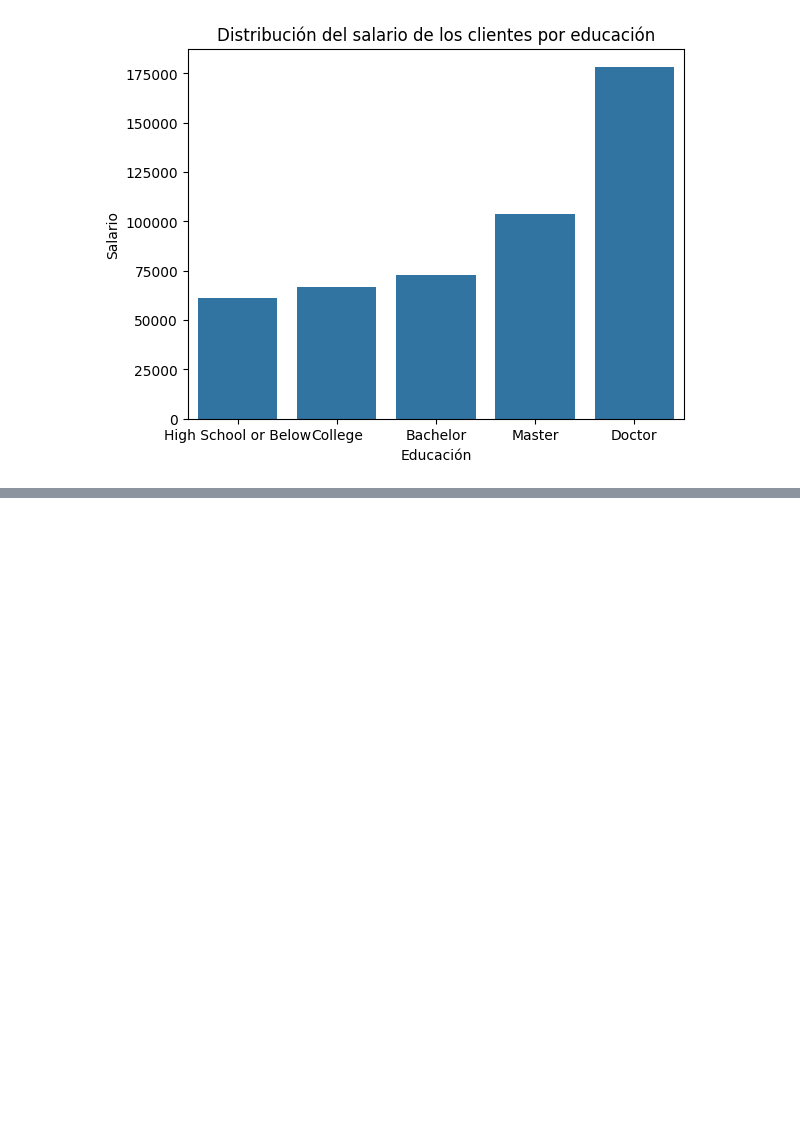
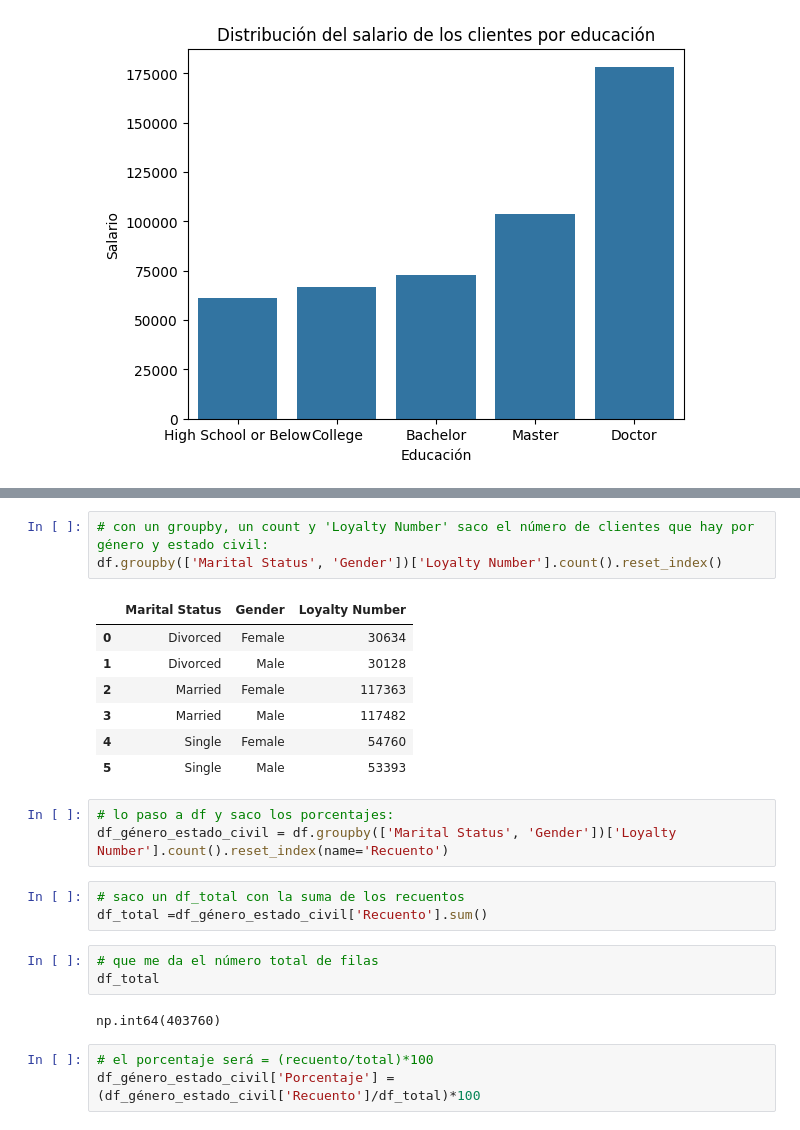
Before and after one commit to Adalab/bda-modulo-3-evaluacion-final-Lauris273, a Jupyter notebook: 2.Ejercicio_evaluación_módulo_3.ipynb, the cells around one changed output, grey strips where cells are left out. Saved outputs shown, nothing was run; the diff lists cells and outputs as text; blank space fills up the shorter version.

```diff
--- a/2.Ejercicio_evaluación_módulo_3.ipynb
+++ b/2.Ejercicio_evaluación_módulo_3.ipynb
@@ -328,0 +418,25 @@ Dicho esto, tanto en los datos (medias del salario por cada nivel de estudio), c
+# %%
+# con un groupby, un count y 'Loyalty Number' saco el número de clientes que hay por género y estado civil:
+df.groupby(['Marital Status', 'Gender'])['Loyalty Number'].count().reset_index()
+# %% [output]
+|  | Marital Status | Gender | Loyalty Number |
+| 0 | Divorced | Female | 30634 |
+| 1 | Divorced | Male | 30128 |
+| 2 | Married | Female | 117363 |
+| 3 | Married | Male | 117482 |
+| 4 | Single | Female | 54760 |
+| 5 | Single | Male | 53393 |
+# %%
+# lo paso a df y saco los porcentajes:
+df_género_estado_civil = df.groupby(['Marital Status', 'Gender'])['Loyalty Number'].count().reset_index(name='Recuento')
+# %%
+# saco un df_total con la suma de los recuentos
+df_total =df_género_estado_civil['Recuento'].sum()
+# %%
+# que me da el número total de filas
+df_total
+# %% [output]
+np.int64(403760)
+# %%
+# el porcentaje será = (recuento/total)*100
+df_género_estado_civil['Porcentaje'] = (df_género_estado_civil['Recuento']/df_total)*100
```
Also changed, not shown: parts of 18 cells of this notebook.
